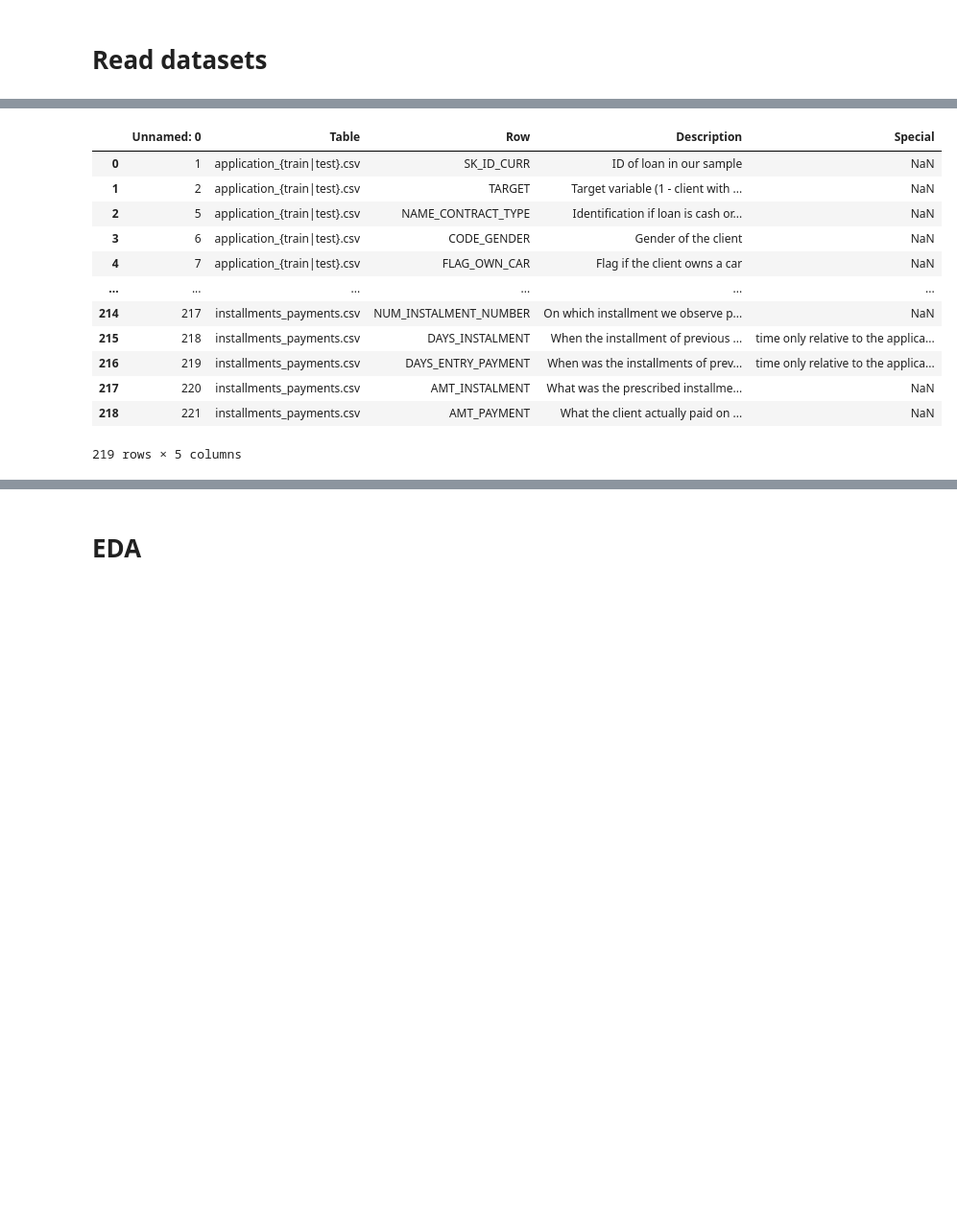
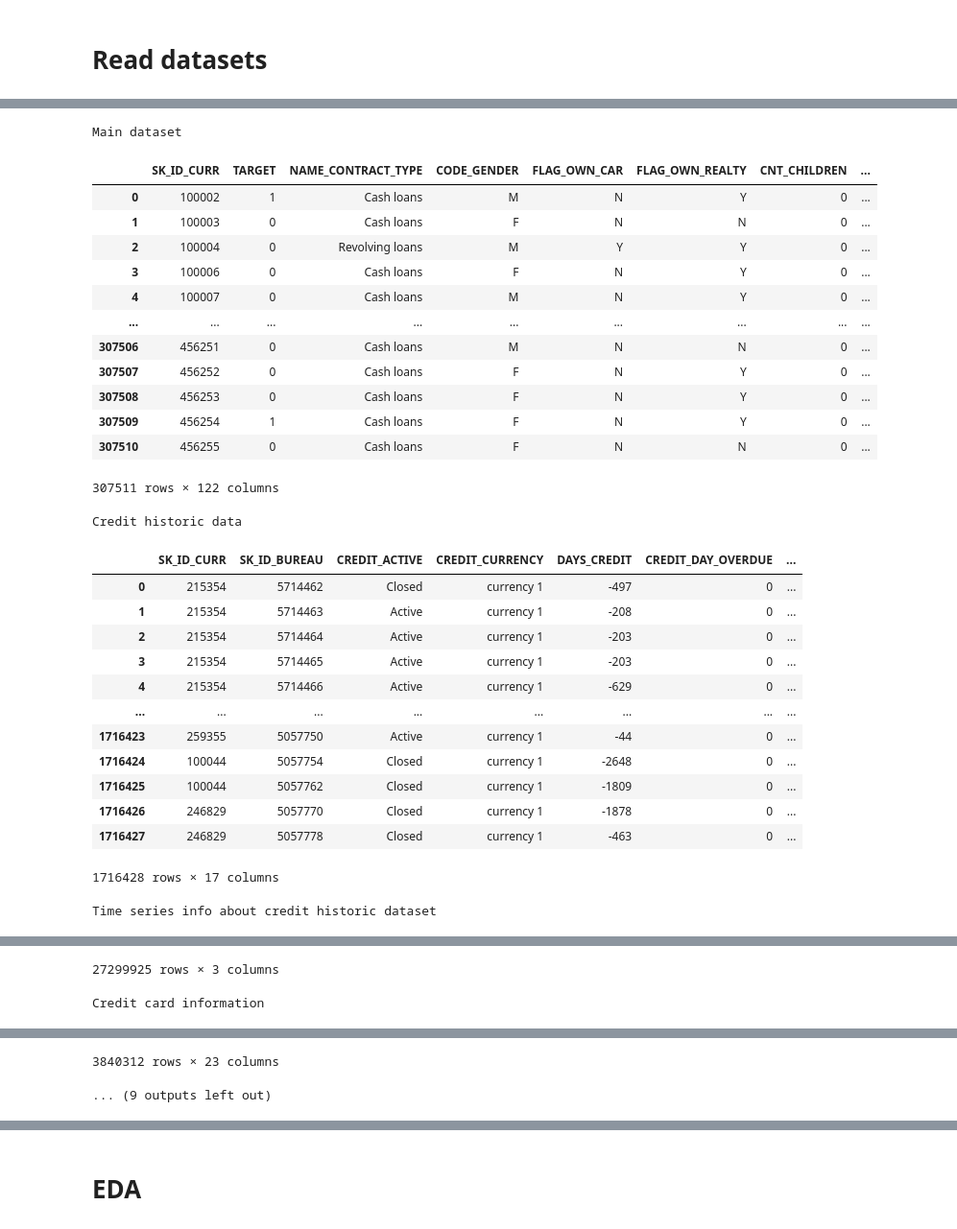
Before and after one commit to FernandoRossell/Projects, a Jupyter notebook: Credit Policy Optimization Engine/develop.ipynb, the cells around one changed output, grey strips where cells are left out. Shown at 96% size. Saved outputs shown, nothing was run; the diff lists cells and outputs as text; code cells hidden in the pictures; blank space fills up the shorter version.

Commit message:
fix: first exploratoy analysis of CPOE data(unsaved changes)

```diff
--- a/Credit Policy Optimization Engine/develop.ipynb
+++ b/Credit Policy Optimization Engine/develop.ipynb
@@ -3,8 +5,8 @@ import pandas as pd
 # %% [markdown]
 # Read datasets
 # %%
-app_train               = pd.read_csv(r"data\application_train.csv")
-app_test                = pd.read_csv(r"data\application_test.csv")
+# Main data for analisis
+main_dataset            = pd.read_csv(r"data\application_train.csv")
 bureau                  = pd.read_csv(r"data\bureau.csv")
 ccbalance               = pd.read_csv(r"data\credit_card_balance.csv")
 installments_payments   = pd.read_csv(r"data\installments_payments.csv")
@@ -12,6 +14,9 @@ pos_cash_balance        = pd.read_csv(r"data\POS_CASH_balance.csv")
 sample_submission       = pd.read_csv(r"data\sample_submission.csv")
 prev_application        = pd.read_csv(r"data\previous_application.csv")
 bureau_balance          = pd.read_csv(r"data\bureau_balance.csv")
+
+# Auxiliar datasets
+app_test                = pd.read_csv(r"data\application_test.csv")
 home_desc               = pd.read_csv(r"data\HomeCredit_columns_description.csv",
                                         encoding = 'latin1')
 # %%
@@ -19,24 +45,51 @@ home_desc
 # %%
-print("Main dataset \n",app_train.head())
-print("Credit historic data \n",bureau.head())
-print("Time series info about credit historic dataset \n",bureau_balance.head())
+print("Main dataset \n",)
+display(main_dataset)
 
-print("Credit card information \n",ccbalance.head())
-print("Previous iformation about previous loans \n",installments_payments.head())
-print("Information about account balances, habits, savings and financial stability \n",pos_cash_balance.head())
+print("Credit historic data \n",)
+display(bureau)
 
-print("Information about previous loan applications \n",prev_application.head())
+print("Time series info about credit historic dataset \n",)
+display(bureau_balance)
+
+print("Credit card information \n",)
+display(ccbalance)
+
+print("Previous iformation about previous loans \n",)
+display(installments_payments)
+
+print("Information about account balances, habits, savings and financial stability \n",)
+display(pos_cash_balance)
+
+print("Information about previous loan applications \n",)
+display(prev_application)
 # %% [output]
+Main dataset
-|  | Unnamed: 0 | Table | Row | Description | Special |
-| 0 | 1 | application_{train|test}.csv | SK_ID_CURR | ID of loan in our sample | NaN |
-| 1 | 2 | application_{train|test}.csv | TARGET | Target variable (1 - client with ... | NaN |
-| 2 | 5 | application_{train|test}.csv | NAME_CONTRACT_TYPE | Identification if loan is cash or... | NaN |
-| 3 | 6 | application_{train|test}.csv | CODE_GENDER | Gender of the client | NaN |
-| 4 | 7 | application_{train|test}.csv | FLAG_OWN_CAR | Flag if the client owns a car | NaN |
-| ... | ... | ... | ... | ... | ... |
-| 214 | 217 | installments_payments.csv | NUM_INSTALMENT_NUMBER | On which installment we observe p... | NaN |
-| 215 | 218 | installments_payments.csv | DAYS_INSTALMENT | When the installment of previous ... | time only relative to the applica... |
-| 216 | 219 | installments_payments.csv | DAYS_ENTRY_PAYMENT | When was the installments of prev... | time only relative to the applica... |
-| 217 | 220 | installments_payments.csv | AMT_INSTALMENT | What was the prescribed installme... | NaN |
-| 218 | 221 | installments_payments.csv | AMT_PAYMENT | What the client actually paid on ... | NaN |
+|  | SK_ID_CURR | TARGET | NAME_CONTRACT_TYPE | CODE_GENDER | FLAG_OWN_CAR | FLAG_OWN_REALTY | CNT_CHILDREN | ... |
+| 0 | 100002 | 1 | Cash loans | M | N | Y | 0 | ... |
+| 1 | 100003 | 0 | Cash loans | F | N | N | 0 | ... |
+| 2 | 100004 | 0 | Revolving loans | M | Y | Y | 0 | ... |
+| 3 | 100006 | 0 | Cash loans | F | N | Y | 0 | ... |
+| 4 | 100007 | 0 | Cash loans | M | N | Y | 0 | ... |
+| ... | ... | ... | ... | ... | ... | ... | ... | ... |
+| 307506 | 456251 | 0 | Cash loans | M | N | N | 0 | ... |
+| 307507 | 456252 | 0 | Cash loans | F | N | Y | 0 | ... |
+| 307508 | 456253 | 0 | Cash loans | F | N | Y | 0 | ... |
+| 307509 | 456254 | 1 | Cash loans | F | N | Y | 0 | ... |
+| 307510 | 456255 | 0 | Cash loans | F | N | N | 0 | ... |
-219 rows × 5 columns
+307511 rows × 122 columns
+Credit historic data
+|  | SK_ID_CURR | SK_ID_BUREAU | CREDIT_ACTIVE | CREDIT_CURRENCY | DAYS_CREDIT | CREDIT_DAY_OVERDUE | ... |
+| 0 | 215354 | 5714462 | Closed | currency 1 | -497 | 0 | ... |
+| 1 | 215354 | 5714463 | Active | currency 1 | -208 | 0 | ... |
+| 2 | 215354 | 5714464 | Active | currency 1 | -203 | 0 | ... |
+| 3 | 215354 | 5714465 | Active | currency 1 | -203 | 0 | ... |
+| 4 | 215354 | 5714466 | Active | currency 1 | -629 | 0 | ... |
+| ... | ... | ... | ... | ... | ... | ... | ... |
+| 1716423 | 259355 | 5057750 | Active | currency 1 | -44 | 0 | ... |
+| 1716424 | 100044 | 5057754 | Closed | currency 1 | -2648 | 0 | ... |
+| 1716425 | 100044 | 5057762 | Closed | currency 1 | -1809 | 0 | ... |
+| 1716426 | 246829 | 5057770 | Closed | currency 1 | -1878 | 0 | ... |
+| 1716427 | 246829 | 5057778 | Closed | currency 1 | -463 | 0 | ... |
+1716428 rows × 17 columns
+Time series info about credit historic dataset
@@ -42,0 +108,2 @@ print("Information about previous loan applications \n",prev_application.head())
+27299925 rows × 3 columns
+Credit card information
@@ -42,0 +122,2 @@ print("Information about previous loan applications \n",prev_application.head())
+3840312 rows × 23 columns
+... (9 outputs left out)
```
Also changed, not shown: parts of 14 cells of this notebook.
